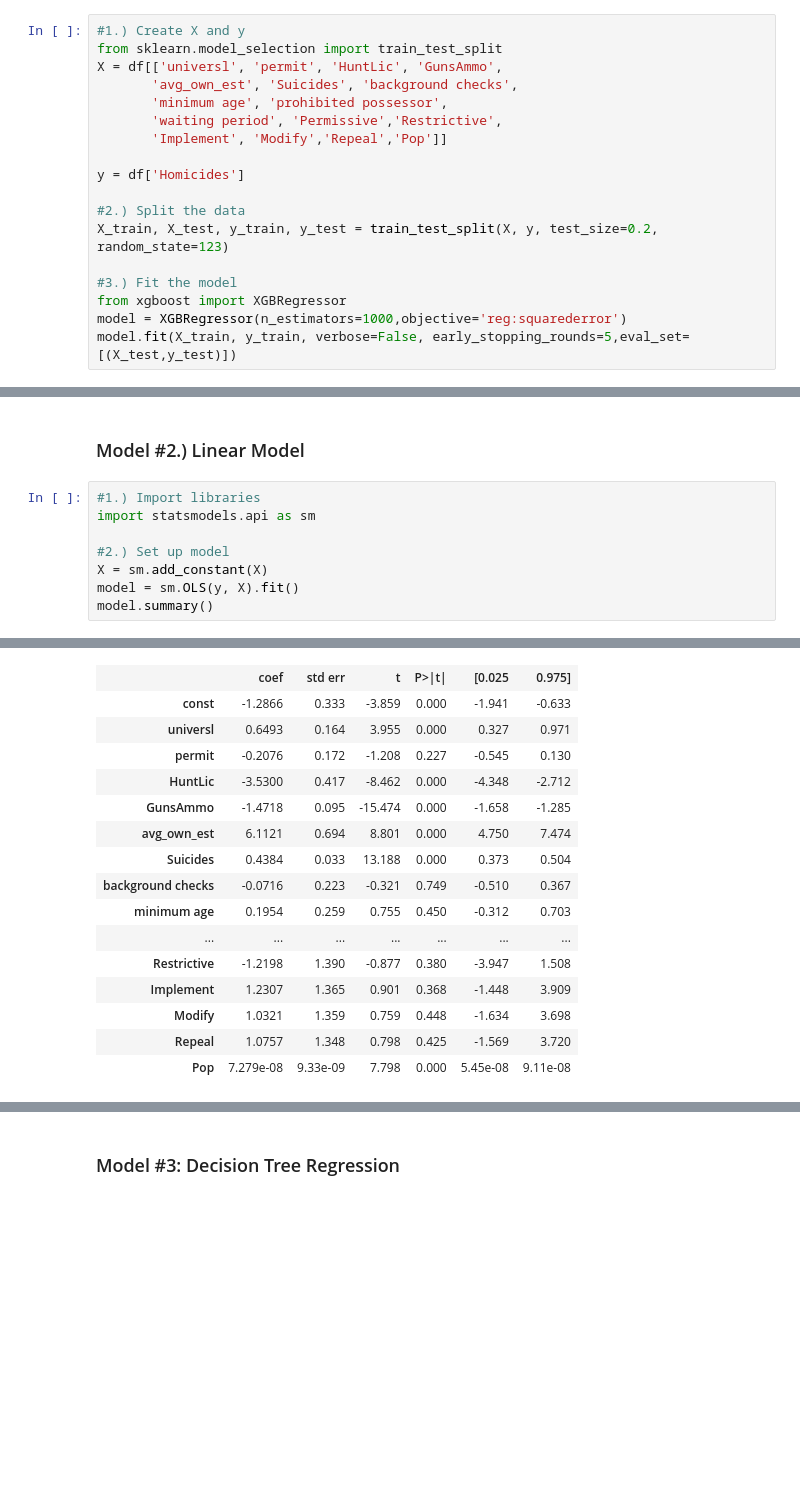
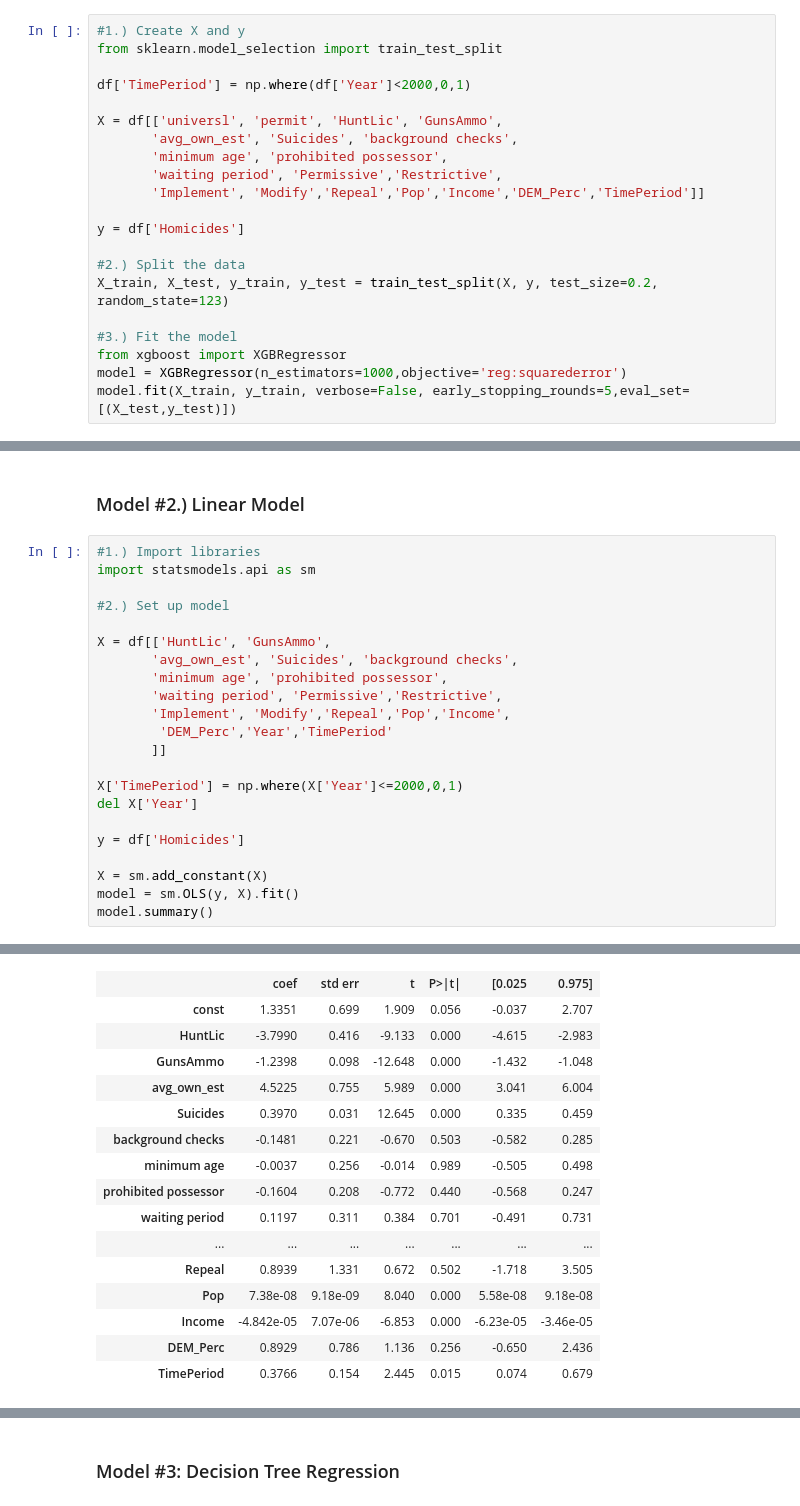
Before and after one commit to statzenthusiast921/FirearmsAnalysis, a Jupyter notebook: main/notebooks/Predictive Model for Gun-Deaths 07.01.22.ipynb, the cells around one changed output, grey strips where cells are left out. Saved outputs shown, nothing was run; the diff lists cells and outputs as text; blank space fills up the shorter version.

```diff
--- a/main/notebooks/Predictive Model for Gun-Deaths 07.01.22.ipynb
+++ b/main/notebooks/Predictive Model for Gun-Deaths 07.01.22.ipynb
@@ -492,11 +467,14 @@ Income      -1.633e-06    1.1e-06     -1.487      0.137   -3.79e-06     5.2e-07
 # %%
 #1.) Create X and y
 from sklearn.model_selection import train_test_split
+
+df['TimePeriod'] = np.where(df['Year']<2000,0,1)
+
 X = df[['universl', 'permit', 'HuntLic', 'GunsAmmo',
        'avg_own_est', 'Suicides', 'background checks',
        'minimum age', 'prohibited possessor',
        'waiting period', 'Permissive','Restrictive',
-       'Implement', 'Modify','Repeal','Pop']]
+       'Implement', 'Modify','Repeal','Pop','Income','DEM_Perc','TimePeriod']]
 
 y = df['Homicides']
 
@@ -560,6 +538,20 @@ fig.show()
 import statsmodels.api as sm
 
 #2.) Set up model
+
+X = df[['HuntLic', 'GunsAmmo',
+       'avg_own_est', 'Suicides', 'background checks',
+       'minimum age', 'prohibited possessor',
+       'waiting period', 'Permissive','Restrictive',
+       'Implement', 'Modify','Repeal','Pop','Income',
+        'DEM_Perc','Year','TimePeriod'
+       ]]
+
+X['TimePeriod'] = np.where(X['Year']<=2000,0,1)
+del X['Year']
+
+y = df['Homicides']
+
 X = sm.add_constant(X)
 model = sm.OLS(y, X).fit()
 model.summary()
@@ -576,17 +573,17 @@ OLS Regression Results
 | Covariance Type: | nonrobust |  |  |
 |  | coef | std err | t | P>|t| | [0.025 | 0.975] |
-| const | -1.2866 | 0.333 | -3.859 | 0.000 | -1.941 | -0.633 |
-| universl | 0.6493 | 0.164 | 3.955 | 0.000 | 0.327 | 0.971 |
-| permit | -0.2076 | 0.172 | -1.208 | 0.227 | -0.545 | 0.130 |
-| HuntLic | -3.5300 | 0.417 | -8.462 | 0.000 | -4.348 | -2.712 |
-| GunsAmmo | -1.4718 | 0.095 | -15.474 | 0.000 | -1.658 | -1.285 |
-| avg_own_est | 6.1121 | 0.694 | 8.801 | 0.000 | 4.750 | 7.474 |
-| Suicides | 0.4384 | 0.033 | 13.188 | 0.000 | 0.373 | 0.504 |
-| background checks | -0.0716 | 0.223 | -0.321 | 0.749 | -0.510 | 0.367 |
-| minimum age | 0.1954 | 0.259 | 0.755 | 0.450 | -0.312 | 0.703 |
+| const | 1.3351 | 0.699 | 1.909 | 0.056 | -0.037 | 2.707 |
+| HuntLic | -3.7990 | 0.416 | -9.133 | 0.000 | -4.615 | -2.983 |
+| GunsAmmo | -1.2398 | 0.098 | -12.648 | 0.000 | -1.432 | -1.048 |
+| avg_own_est | 4.5225 | 0.755 | 5.989 | 0.000 | 3.041 | 6.004 |
+| Suicides | 0.3970 | 0.031 | 12.645 | 0.000 | 0.335 | 0.459 |
+| background checks | -0.1481 | 0.221 | -0.670 | 0.503 | -0.582 | 0.285 |
+| minimum age | -0.0037 | 0.256 | -0.014 | 0.989 | -0.505 | 0.498 |
+| prohibited possessor | -0.1604 | 0.208 | -0.772 | 0.440 | -0.568 | 0.247 |
+| waiting period | 0.1197 | 0.311 | 0.384 | 0.701 | -0.491 | 0.731 |
 | ... | ... | ... | ... | ... | ... | ... |
-| Restrictive | -1.2198 | 1.390 | -0.877 | 0.380 | -3.947 | 1.508 |
-| Implement | 1.2307 | 1.365 | 0.901 | 0.368 | -1.448 | 3.909 |
-| Modify | 1.0321 | 1.359 | 0.759 | 0.448 | -1.634 | 3.698 |
-| Repeal | 1.0757 | 1.348 | 0.798 | 0.425 | -1.569 | 3.720 |
-| Pop | 7.279e-08 | 9.33e-09 | 7.798 | 0.000 | 5.45e-08 | 9.11e-08 |
+| Repeal | 0.8939 | 1.331 | 0.672 | 0.502 | -1.718 | 3.505 |
+| Pop | 7.38e-08 | 9.18e-09 | 8.040 | 0.000 | 5.58e-08 | 9.18e-08 |
+| Income | -4.842e-05 | 7.07e-06 | -6.853 | 0.000 | -6.23e-05 | -3.46e-05 |
+| DEM_Perc | 0.8929 | 0.786 | 1.136 | 0.256 | -0.650 | 2.436 |
+| TimePeriod | 0.3766 | 0.154 | 2.445 | 0.015 | 0.074 | 0.679 |
```
Also changed, not shown: parts of 14 cells of this notebook.
